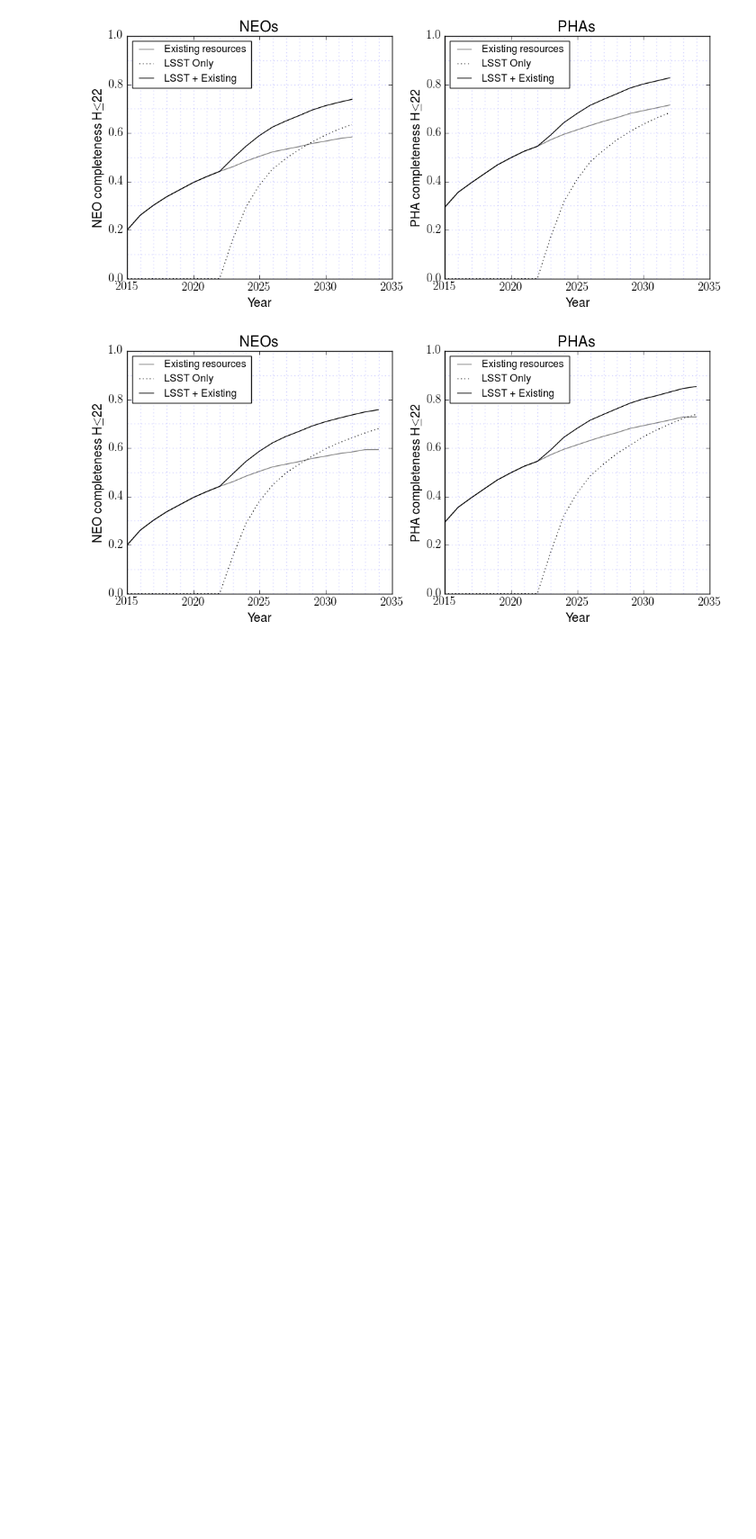
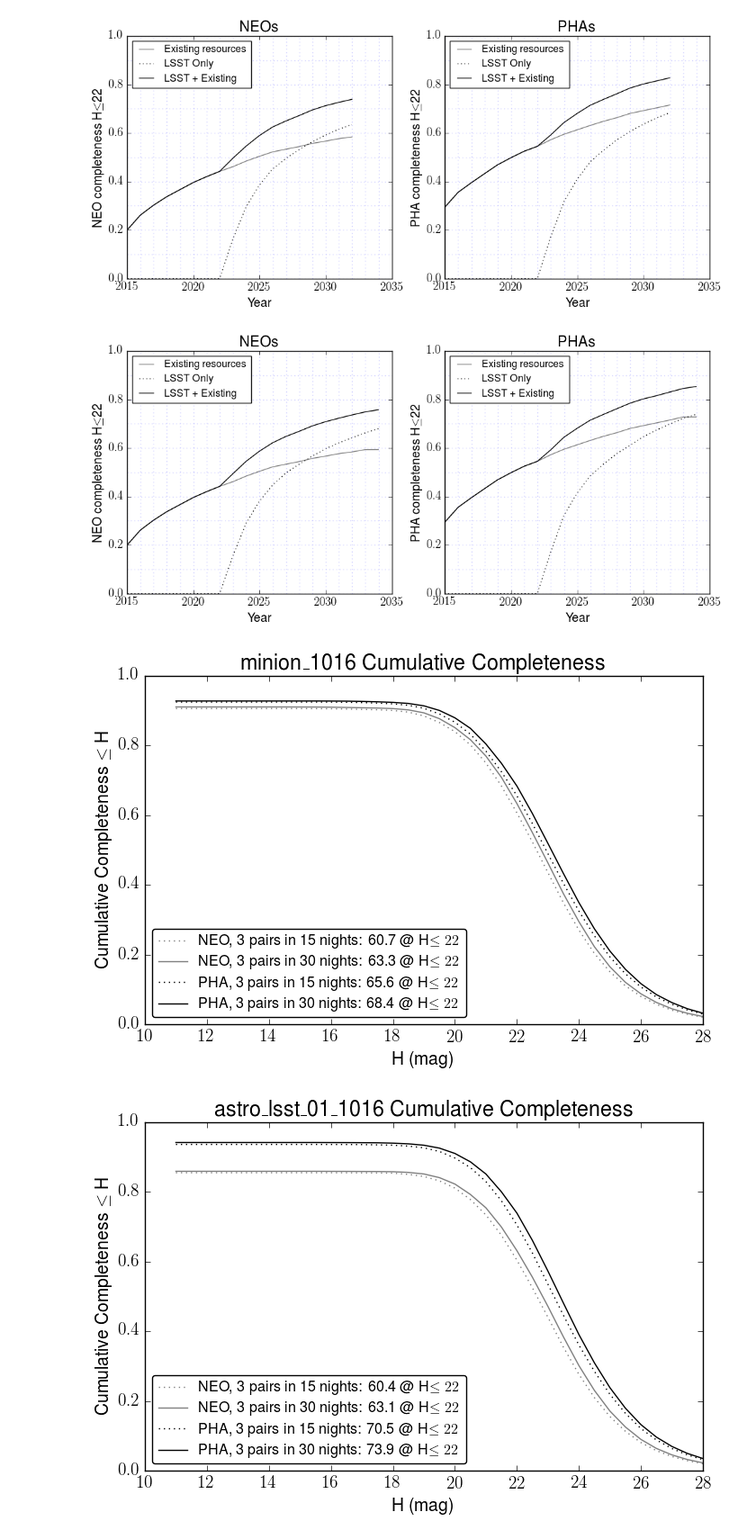
Before and after one commit to lsst-pst/neo_capabilities, a Jupyter notebook: Bright Objects Discovery Boost.ipynb, the cells around one changed output. Shown at 90% size. Saved outputs shown, nothing was run; the diff lists cells and outputs as text; code cells hidden in the pictures; blank space fills up the shorter version.

Commit message:
Updated NEO and PHA completeness plots

```diff
--- a/Bright Objects Discovery Boost.ipynb
+++ b/Bright Objects Discovery Boost.ipynb
@@ -447,0 +476,25 @@ LSST + existing surveys: 0.831
+# %%
+for opsim in opsims:
+    plt.figure(figsize=(8, 5))
+    for t in ['neo', 'pha']:
+        if t == 'neo':
+            color = 'gray'
+        else:
+            color = 'black'
+        for w in [15, 30]:
+            if w == 15:
+                linestyle = ':'
+            else:
+                linestyle = '-'
+            Hidx = np.where(Hrange == 22)[0][0]
+            cval = completeness[opsim][t][w].metricValues[0][Hidx]*100.
+            plt.plot(Hrange, completeness[opsim][t][w].metricValues[0], color=color, linestyle=linestyle,
+                    label='%s, 3 pairs in %d nights: %.1f @ H$\le22$' % (t.upper(), w, cval))
+            plt.legend(loc='lower left', fontsize='smaller', fancybox=True, numpoints=1)
+            plt.xlabel('H (mag)')
+            plt.ylabel('Cumulative Completeness $\le$ H')
+            plt.title('%s Cumulative Completeness' % opsim.replace('_', '\_'))
+            plt.savefig('%s_CumulativeCompleteness_NEO_and_PHA_Cumulative_Completeness.pdf' %opsim, format='pdf')
+# %% [output]
+[figure, added]
+[figure, added]
```
Also changed, not shown: parts of 1 cell of this notebook, 2 other files.
